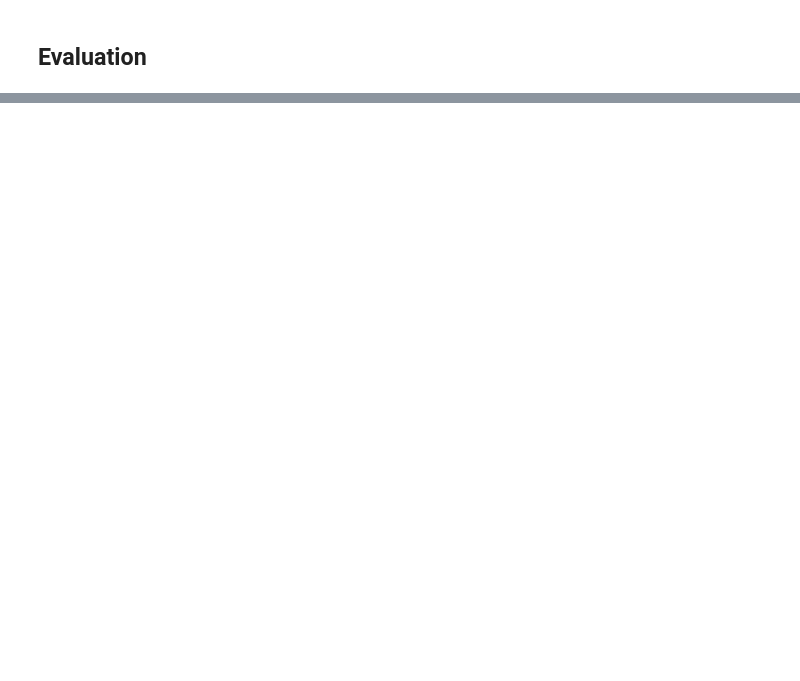
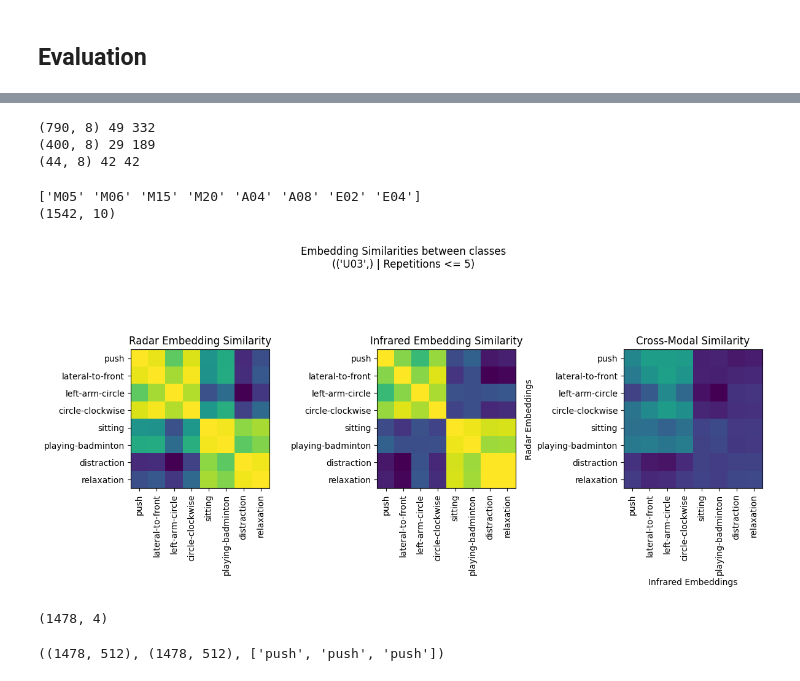
Before and after one commit to anasdev1204/CoDaS-Radar-based-Sentiment-Analysis-and-recognition, a Jupyter notebook: mudassar/training.ipynb, the cells around one changed output, grey strips where cells are left out. Saved outputs shown, nothing was run; the diff lists cells and outputs as text; code cells hidden in the pictures; blank space fills up the shorter version.

```diff
--- a/mudassar/training.ipynb
+++ b/mudassar/training.ipynb
@@ -371,0 +449,39 @@ playing-badminton       0.56      0.57      0.57        40
+# %%
+test_df_c1 = path_dfs.test.obj[path_dfs.test.obj.campaign == "C1"].reset_index(drop=True).copy()
+test_df_c2 = path_dfs.test.obj[path_dfs.test.obj.campaign == "C2"].reset_index(drop=True).copy()
+test_df_c3 = path_dfs.test.obj[(path_dfs.test.obj.campaign == "C3") & (path_dfs.test.obj.user != "U41")].reset_index(drop=True).copy()
+print(test_df_c1.shape, test_df_c1.radar_frame_count.nunique(), test_df_c1.infrared_frame_count.nunique())
+print(test_df_c2.shape, test_df_c2.radar_frame_count.nunique(), test_df_c2.infrared_frame_count.nunique())
+print(test_df_c3.shape, test_df_c3.radar_frame_count.nunique(), test_df_c3.infrared_frame_count.nunique())
+# %% [output]
+(790, 8) 49 332
+(400, 8) 29 189
+(44, 8) 42 42
+# %%
+def infer_emb_from_df(df, radar_model, infrared_model, trim=False):
+    radar_objs, infrared_objs = load_uniform_instances(df, train=False, min_frames=20, max_frames=512, trim=trim)
+    df["radar_embedding"]    = bucket_and_infer(radar_objs   , radar_model, attr="points")
+    df["infrared_embedding"] = bucket_and_infer(infrared_objs, infrared_model, attr="landmarks")
+
+random.seed(42)
+radar_model.to("cuda").eval()
+infrared_model.to("cuda").eval()
+
+infer_emb_from_df(test_df_c1, radar_model, infrared_model)
+infer_emb_from_df(test_df_c2, radar_model, infrared_model)
+c3s = []
+for i in range(8):
+    copy = test_df_c3.copy()
+    infer_emb_from_df(copy, radar_model, infrared_model, trim=True)
+    copy.repetition=i+1
+    c3s.append(copy)
+test_df_c3 = pd.concat(c3s, ignore_index=True)
+test_df = pd.concat([test_df_c1, test_df_c2, test_df_c3], ignore_index=True)
+# %%
+test_df = pd.concat([test_df_c1, test_df_c2, test_df_c3], ignore_index=True)
+print(test_df.behavior.unique())
+# test_df = test_df[test_df.behavior.isin(("M05", "A04"))]
+print(test_df.shape)
+# %% [output]
+['M05' 'M06' 'M15' 'M20' 'A04' 'A08' 'E02' 'E04']
+(1542, 10)
@@ -371,0 +520,35 @@ playing-badminton       0.56      0.57      0.57        40
+# %%
+tgt_users = ("U03",)
+tgt_reps  = 5
+target_df = test_df[(test_df.user.isin(tgt_users)) & (test_df.repetition<=tgt_reps)][["campaign", "behavior", "radar_embedding", "infrared_embedding"]]
+tgt_g     = target_df.groupby(["campaign", "behavior"]).mean() # todo: normalize
+
+tgt_labels = np.array([map_to_name([b])[0] for c,b in tgt_g.radar_embedding.index.values.tolist()])
+# tgt_labels = np.array([b for c,b in tgt_g.radar_embedding.index.values.tolist()])
+
+tgt_r_emb = np.array(tgt_g.radar_embedding.values.tolist())
+tgt_r_emb = tgt_r_emb / np.linalg.norm(tgt_r_emb, axis=-1, keepdims=True)
+
+tgt_ir_emb = np.array(tgt_g.infrared_embedding.values.tolist())
+tgt_ir_emb = tgt_ir_emb / np.linalg.norm(tgt_ir_emb, axis=-1, keepdims=True)
+
+plot_similarity_matrices(tgt_r_emb, tgt_ir_emb, tgt_labels, tgt_users, tgt_reps)
+# %% [output]
+[figure, added]
+# %%
+input_df = test_df[~test_df.user.isin(tgt_users)][["campaign", "behavior", "radar_embedding", "infrared_embedding"]]
+print(input_df.shape)
+
+inp_labels = [map_to_name([b])[0] for b in input_df.behavior.values.tolist()]
+# inp_labels = input_df.behavior.values.tolist()
+
+inp_r_emb = np.array(input_df.radar_embedding.values.tolist())
+inp_r_emb = inp_r_emb / np.linalg.norm(inp_r_emb, axis=-1, keepdims=True)
+
+inp_ir_emb = np.array(input_df.infrared_embedding.values.tolist())
+inp_ir_emb = inp_ir_emb / np.linalg.norm(inp_ir_emb, axis=-1, keepdims=True)
+
+inp_r_emb.shape, inp_ir_emb.shape, inp_labels[:3]
+# %% [output]
+(1478, 4)
+((1478, 512), (1478, 512), ['push', 'push', 'push'])
```
Also changed, not shown: parts of 23 cells of this notebook, 5 other files.
